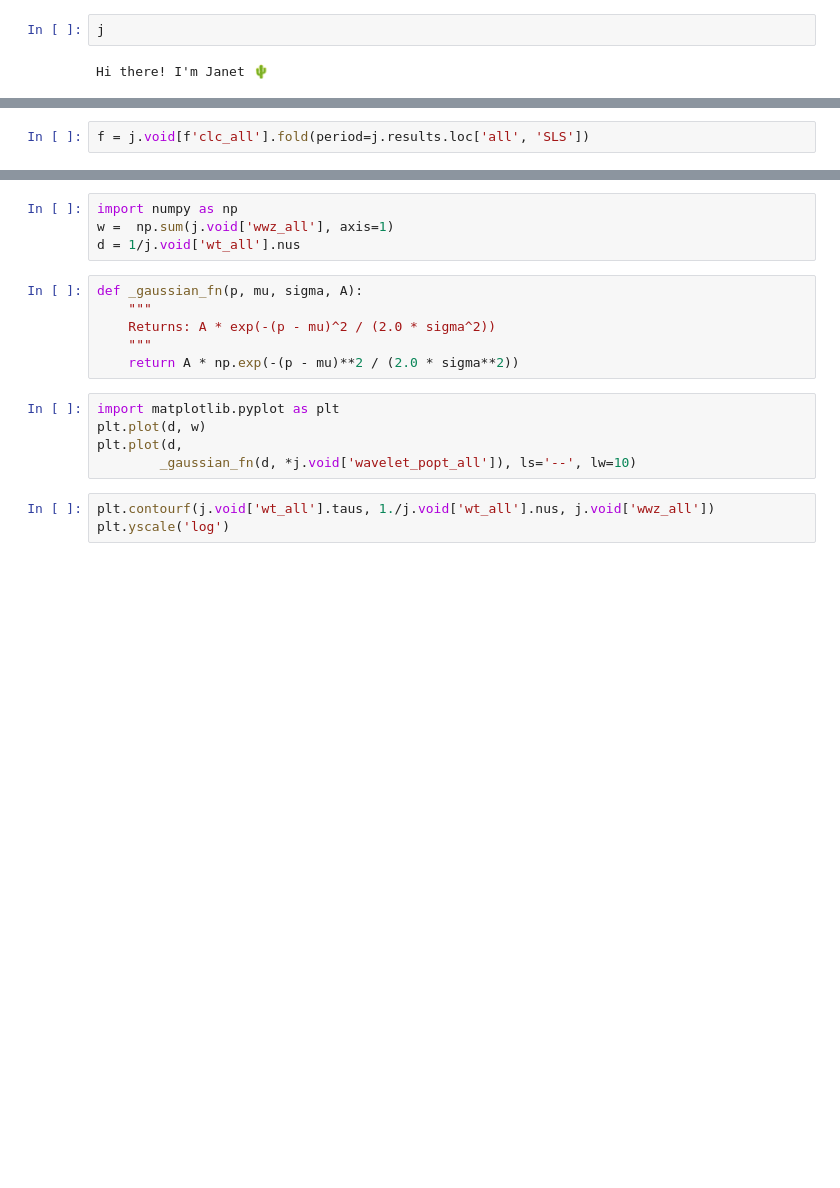
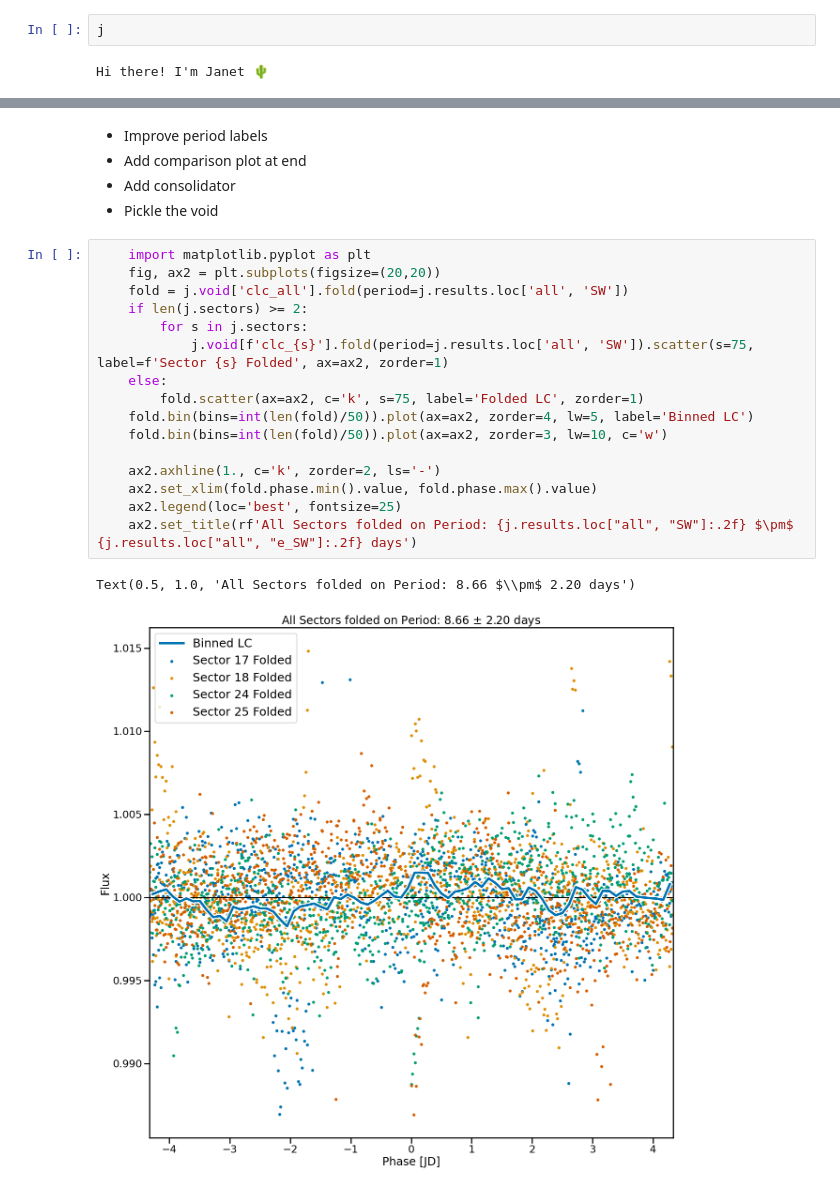
Before and after one commit to ojhall94/michael, a Jupyter notebook: Examples/Example.ipynb, the cells around one changed output, grey strips where cells are left out. Drawn from its saved outputs; the diff is of its cells as text; blank space fills up the shorter version.

```diff
--- a/Examples/Example.ipynb
+++ b/Examples/Example.ipynb
@@ -51,2 +79,0 @@ Add sector lines, show wavelet collapse for individual sectors, put the wavelet
-# %%
-f = j.void[f'clc_all'].fold(period=j.results.loc['all', 'SLS'])
@@ -69,18 +80,24 @@ j.results
-# %%
-import numpy as np
-w =  np.sum(j.void['wwz_all'], axis=1)
-d = 1/j.void['wt_all'].nus
-# %%
-def _gaussian_fn(p, mu, sigma, A):
-    """
-    Returns: A * exp(-(p - mu)^2 / (2.0 * sigma^2))
-    """
-    return A * np.exp(-(p - mu)**2 / (2.0 * sigma**2))
-# %%
-import matplotlib.pyplot as plt
-plt.plot(d, w)
-plt.plot(d,
-        _gaussian_fn(d, *j.void['wavelet_popt_all']), ls='--', lw=10)
-# %%
-plt.contourf(j.void['wt_all'].taus, 1./j.void['wt_all'].nus, j.void['wwz_all'])
-plt.yscale('log')
+# %% [markdown]
+- Improve period labels
+- Add comparison plot at end
+- Add consolidator
+- Pickle the void
+# %%
+    import matplotlib.pyplot as plt
+    fig, ax2 = plt.subplots(figsize=(20,20))
+    fold = j.void['clc_all'].fold(period=j.results.loc['all', 'SW'])
+    if len(j.sectors) >= 2:
+        for s in j.sectors:
+            j.void[f'clc_{s}'].fold(period=j.results.loc['all', 'SW']).scatter(s=75, label=f'Sector {s} Folded', ax=ax2, zorder=1)
+    else:
+        fold.scatter(ax=ax2, c='k', s=75, label='Folded LC', zorder=1)
+    fold.bin(bins=int(len(fold)/50)).plot(ax=ax2, zorder=4, lw=5, label='Binned LC')
+    fold.bin(bins=int(len(fold)/50)).plot(ax=ax2, zorder=3, lw=10, c='w')
+
+    ax2.axhline(1., c='k', zorder=2, ls='-')
+    ax2.set_xlim(fold.phase.min().value, fold.phase.max().value)
+    ax2.legend(loc='best', fontsize=25)
+    ax2.set_title(rf'All Sectors folded on Period: {j.results.loc["all", "SW"]:.2f} $\pm$ {j.results.loc["all", "e_SW"]:.2f} days')
+# %% [output]
+Text(0.5, 1.0, 'All Sectors folded on Period: 8.66 $\\pm$ 2.20 days')
+[figure, added]
```
Also changed, not shown: parts of 10 cells of this notebook, 2 other files.
